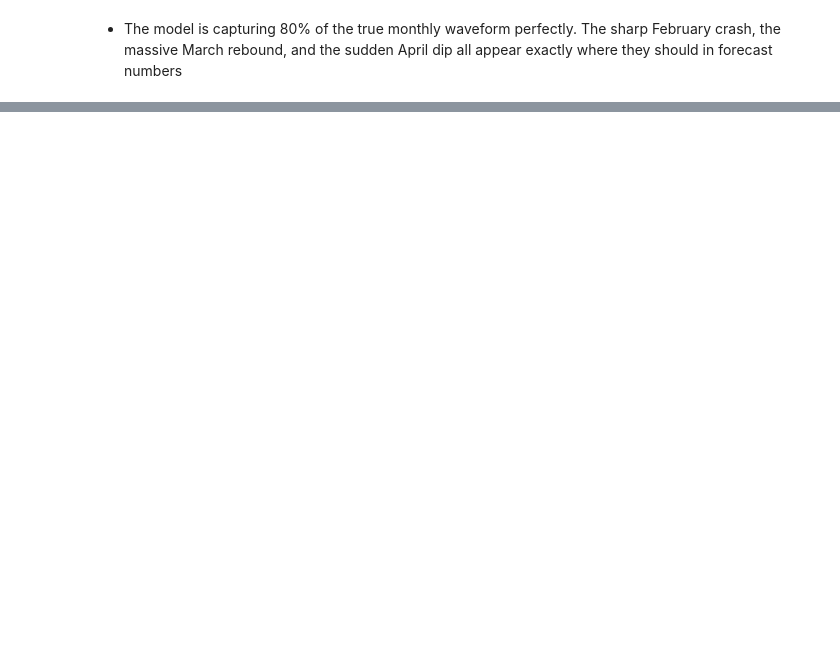
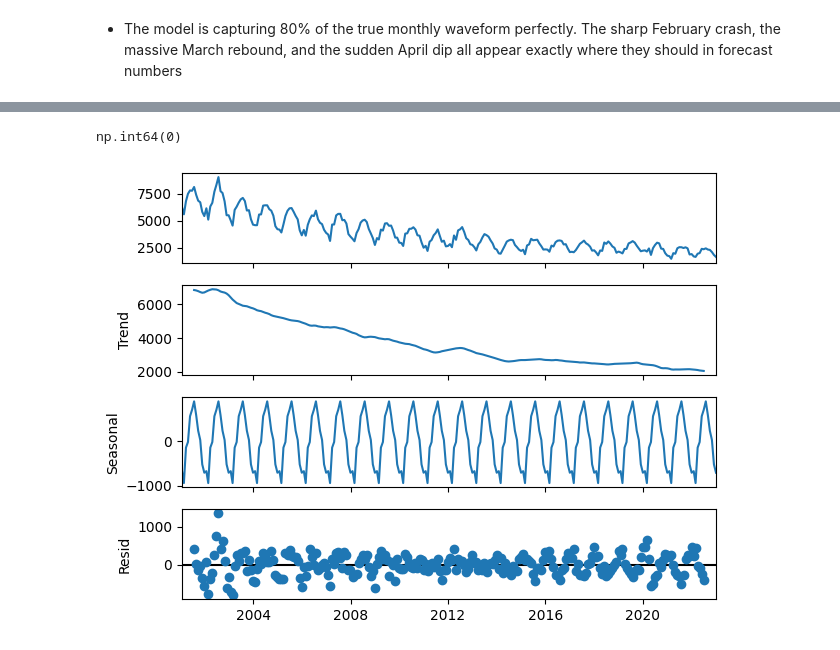
Before and after one commit to Hibashanti/Time-Series-Analysis, a Jupyter notebook: Chicago_Crimes_Core.ipynb, the cells around one changed output, grey strips where cells are left out. Drawn from its saved outputs; the diff is of its cells as text; code cells hidden in the pictures; blank space fills up the shorter version.

```diff
--- a/Chicago_Crimes_Core.ipynb
+++ b/Chicago_Crimes_Core.ipynb
@@ -876,0 +875,4 @@ ax=df_sarima.plot_diagnostics();
+# %%
+#Transform the data into monthly data.
+monthely_battery=df[df["Primary Type"]=="BATTERY"].resample("ME").size()
+monthely_battery
@@ -876,0 +895,11 @@ ax=df_sarima.plot_diagnostics();
+# %%
+#Check for and address null values.
+monthely_battery.isna().sum().sum()
+# %% [output]
+np.int64(0)
+# %%
+#Decompose the Time series to detect seasonality and decide whether to use a seasonal model or not
+decompose_2=tsa.seasonal_decompose(monthely_battery)
+fig=decompose_2.plot()
+# %% [output]
+[figure, added]
```
Also changed, not shown: parts of 20 cells of this notebook.
